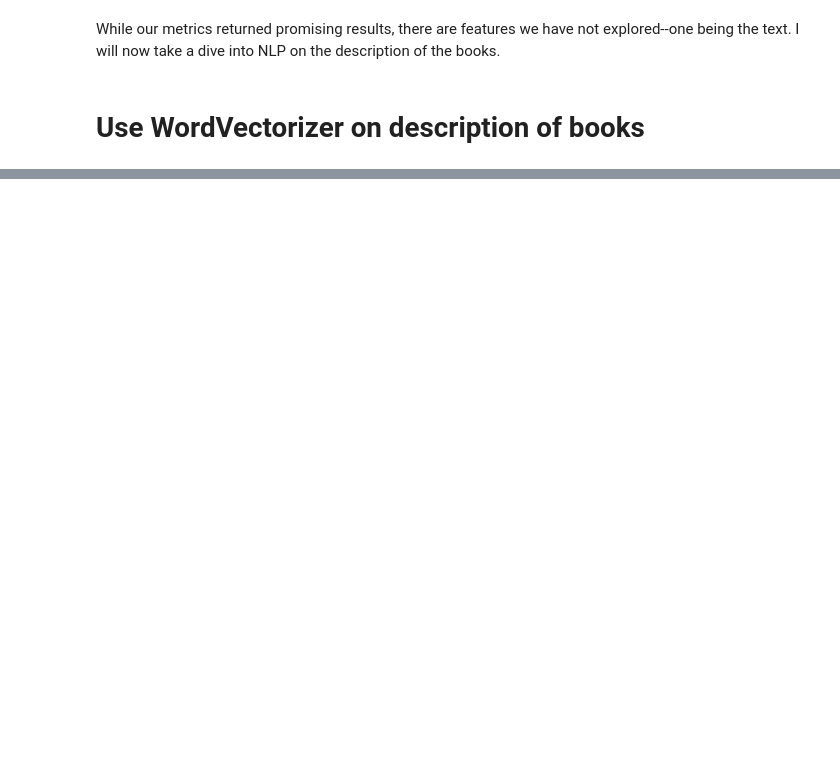
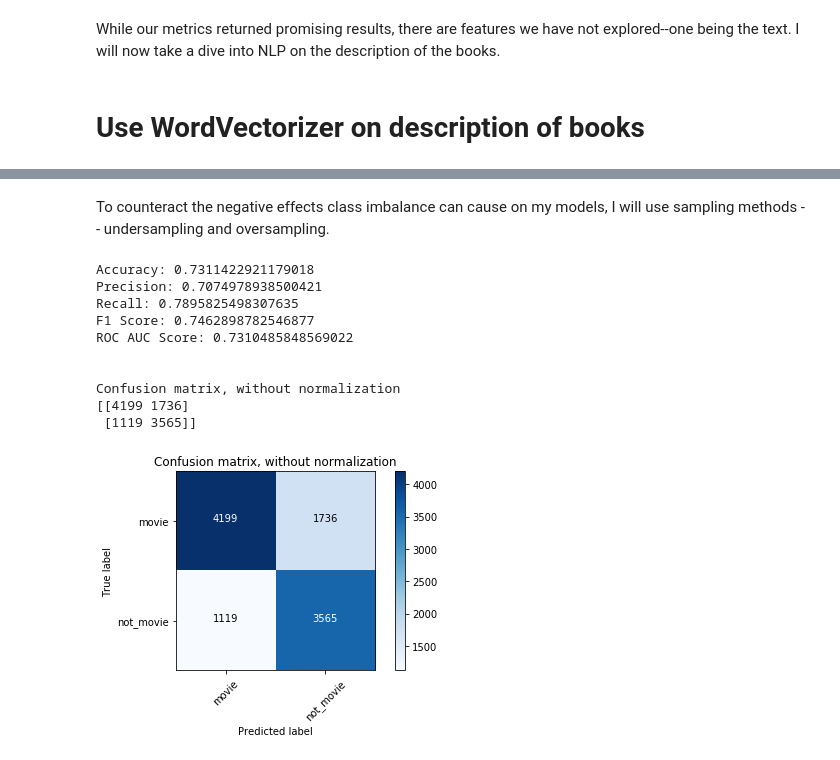
Before and after one commit to SKGemini/capstone_project, a Jupyter notebook: analyze_data/Making Model.ipynb, the cells around one changed output, grey strips where cells are left out. Saved outputs shown, nothing was run; the diff lists cells and outputs as text; code cells hidden in the pictures; blank space fills up the shorter version.

```diff
--- a/analyze_data/Making Model.ipynb
+++ b/analyze_data/Making Model.ipynb
@@ -329,0 +371,38 @@ Topic #9: new york time bestselling author city series bestseller novel come rev
+# %% [markdown]
+To counteract the negative effects class imbalance can cause on my models, I will use sampling methods -- undersampling and oversampling.
+# %%
+desc_df = pd.DataFrame(desc_vect.todense())
+desc_df['has_movie'] = new_df['has_movie'].values
+upsampled, downsampled = sampling(desc_df,'has_movie',21237,1398)
+# %%
+x = upsampled.drop(['has_movie'],axis=1)
+y = upsampled['has_movie']
+x_train, x_test, y_train, y_test = train_test_split(x,y)
+
+clf = MultinomialNB().fit(x_train,y_train)
+y_pred = clf.predict(x_test)
+outcomes = standard_confusion_matrix(y_test,y_pred).ravel() #np.array([[tp, fp], [fn, tn]])
+tp, fp, fn, tn = outcomes[0], outcomes[1], outcomes[2], outcomes[3]
+precision = tp / (tp + fp)
+recall = tp / (tp + fn)
+f1_score = 2 * precision * recall / (precision + recall)
+print("Accuracy: {}".format(clf.score(x_test,y_test))) #Print accuracy score
+print("Precision: {}".format(precision))
+print("Recall: {}".format(recall))
+print("F1 Score: {}".format(f1_score))
+print("ROC AUC Score: {}".format(roc_auc_score(y_test,y_pred)))
+print("\n")
+#Make confusion matrix
+plot_confusion_matrix(standard_confusion_matrix(y_test,y_pred),classes=['movie','not_movie'],title='Confusion matrix, without normalization')
+# %% [output]
+Accuracy: 0.7311422921179018
+Precision: 0.7074978938500421
+Recall: 0.7895825498307635
+F1 Score: 0.7462898782546877
+ROC AUC Score: 0.7310485848569022
+
+
+Confusion matrix, without normalization
+[[4199 1736]
+ [1119 3565]]
+[figure, added]
```
Also changed, not shown: parts of 27 cells of this notebook, 1 other file.
